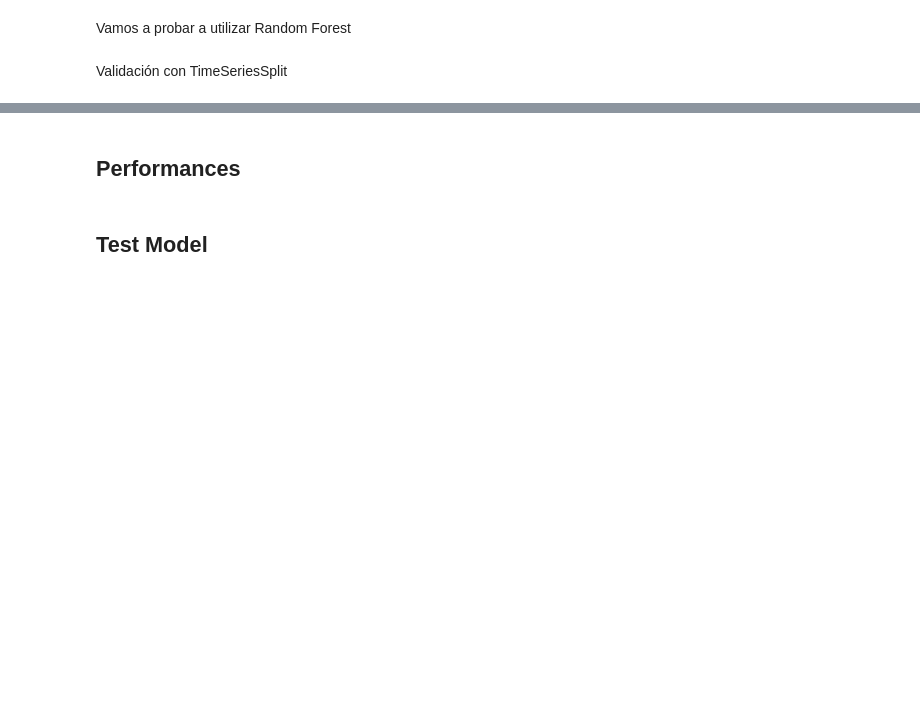
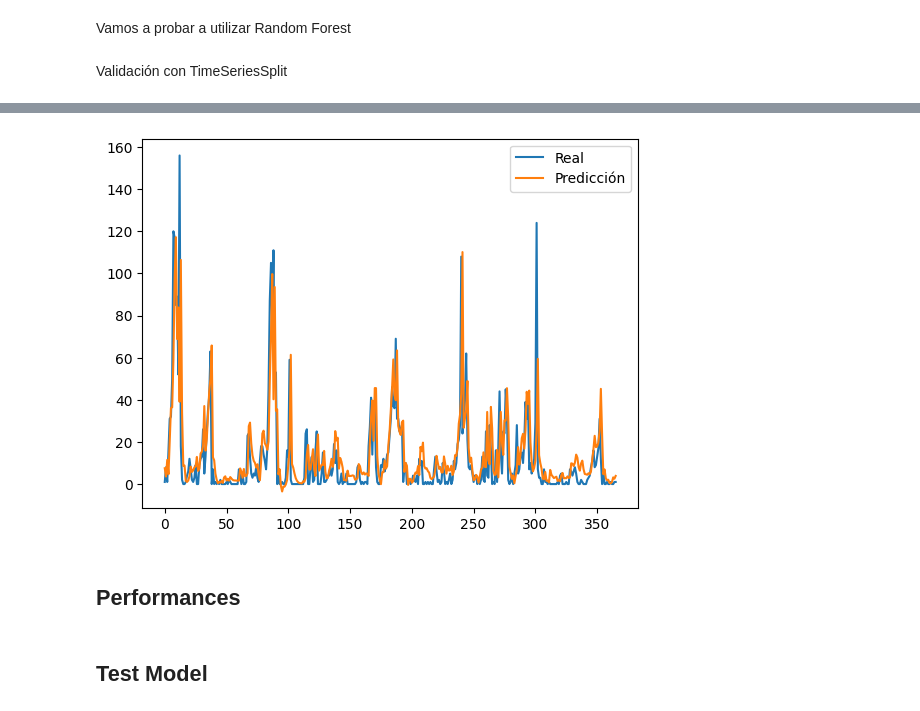
Before and after one commit to JozsefIvanGafo/4-Year-Q1-iao-project-Prediction-of-Forest-fires-in-Galicia-Spain2024-UC3M, a Jupyter notebook: prediction_time_series.ipynb, the cells around one changed output, grey strips where cells are left out. Drawn from its saved outputs; the diff is of its cells as text; code cells hidden in the pictures; blank space fills up the shorter version.

```diff
--- a/prediction_time_series.ipynb
+++ b/prediction_time_series.ipynb
@@ -320,0 +261,53 @@ MAE en conjunto de test final: 11.7675
+# %%
+from tensorflow.keras.models import Sequential
+from tensorflow.keras.layers import LSTM, Dense, Input
+
+# Semilla aleatoria para reproducir los resultados
+tf.keras.utils.set_random_seed(42)
+
+# Preparamos
+X_train_lstm = X_train.values.reshape((X_train.shape[0], X_train.shape[1], 1))
+# print("X_train:", X_train_lstm)
+
+X_test_lstm = X_test.values.reshape((X_test.shape[0], X_test.shape[1], 1))
+# print("X_test:", X_test_lstm)
+
+from sklearn.model_selection import TimeSeriesSplit
+from sklearn.metrics import mean_absolute_error
+
+tscv = TimeSeriesSplit(n_splits=5)
+errors = []
+
+for train_idx, val_idx in tscv.split(X_train_lstm):
+    X_train_fold, X_val_fold = X_train_lstm[train_idx], X_train_lstm[val_idx]
+    y_train_fold, y_val_fold = y_train[train_idx], y_train[val_idx]
+
+    # Entrena el modelo en cada partición
+    model = Sequential([
+        Input(shape=(X_train.shape[1], 1)),
+        LSTM(64, activation='relu'),
+        Dense(1)
+    ])
+    model.compile(optimizer='adam', loss='mae')
+    model.fit(X_train_fold, y_train_fold, epochs=10, verbose=0, batch_size=32)
+
+    # Evalúa
+    y_val_pred = model.predict(X_val_fold)
+    errors.append(mean_absolute_error(y_val_fold, y_val_pred))
+
+# Promedia el error de validación
+print("Error promedio de validación cruzada:", np.mean(errors))
+
+# Evaluar
+loss = model.evaluate(X_test_lstm, y_test.values)
+print(f"MAE en el conjunto de test final: {loss}")
+
+# Predicciones
+y_pred = model.predict(X_test_lstm)
+
+
+plt.plot(y_test.values, label="Real")
+plt.plot(y_pred, label="Predicción")
+plt.legend()
+plt.show()
+# %% [output]
@@ -321,3 +323,4 @@ MAE en conjunto de test final: 11.7675
+[figure, added]
 # %% [markdown]
 ## Performances
 # %%
```
Also changed, not shown: parts of 13 cells of this notebook.
